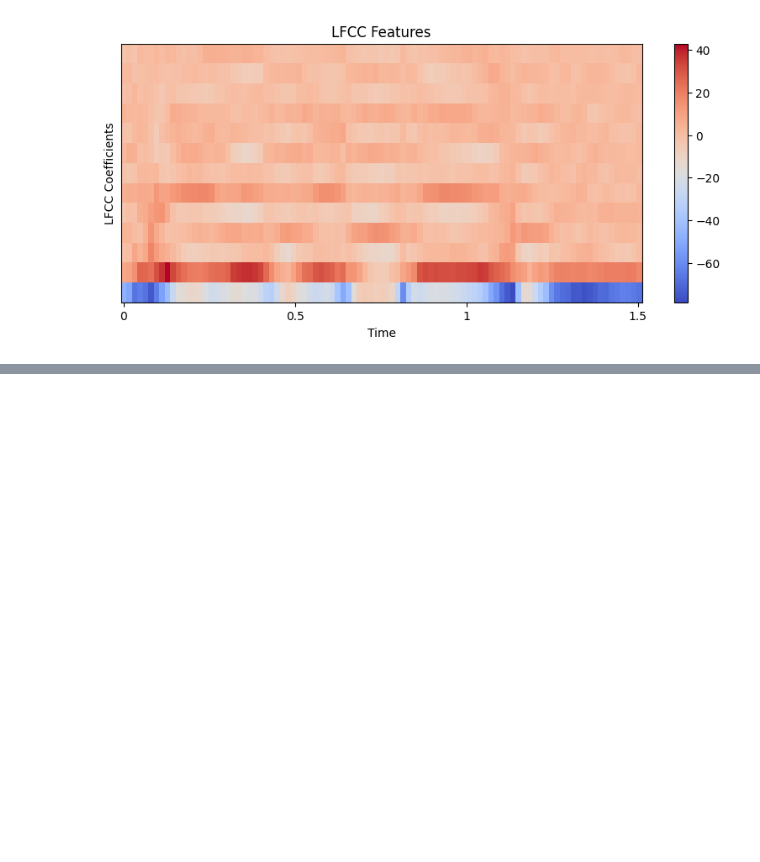
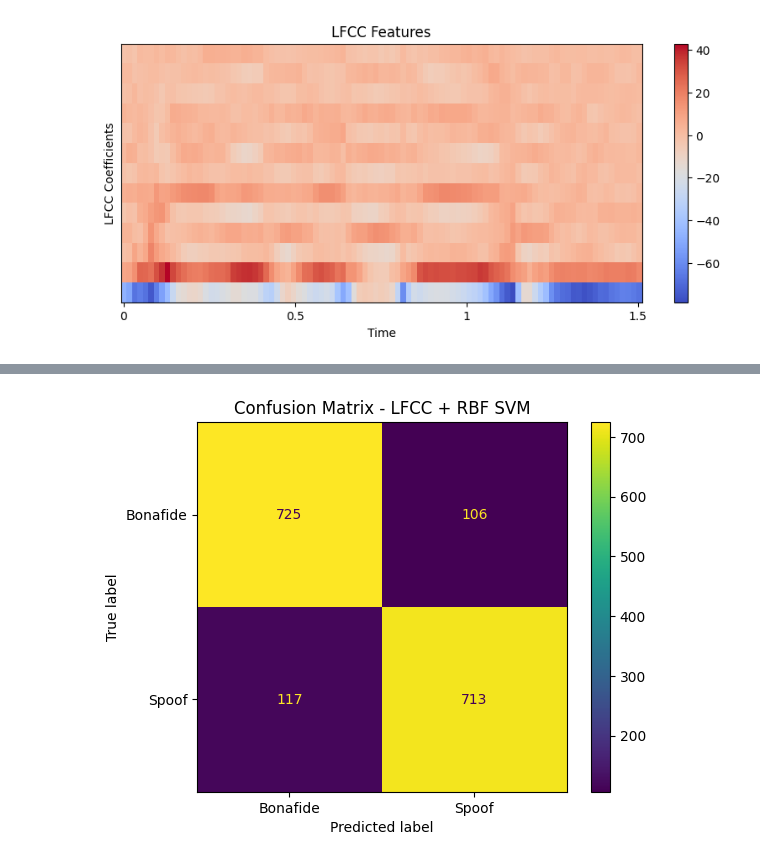
Before and after one commit to WaadZiadeh/Spoken-Project, a Jupyter notebook: Spoken_Project_.ipynb, the cells around one changed output, grey strips where cells are left out. Cells and saved outputs as stored; diff of their text form; code cells hidden in the pictures; blank space fills up the shorter version.

Commit message:
LFCC+ SVM / Waad

```diff
--- a/Spoken_Project_.ipynb
+++ b/Spoken_Project_.ipynb
@@ -524,0 +701,5 @@ plt.show()
+# %%
+X_test, y_test = process_dataset(test)
+
+print("X_test shape:", X_test.shape)
+print("y_test shape:", y_test.shape)
@@ -524,0 +982,13 @@ plt.show()
+# %%
+from sklearn.svm import SVC
+
+best_svm = SVC(
+    kernel="rbf",
+    C=10,
+    gamma=0.1,
+    random_state=42
+)
+
+best_svm.fit(X_train_scaled, y_train)
+
+y_test_pred = best_svm.predict(X_test_scaled)
@@ -524,0 +1032,64 @@ plt.show()
+# %%
+from sklearn.metrics import (
+    confusion_matrix,
+    ConfusionMatrixDisplay,
+    roc_auc_score,
+    roc_curve
+)
+import matplotlib.pyplot as plt
+
+# =========================
+# 1. Confusion Matrix
+# =========================
+
+cm = confusion_matrix(
+    y_test,
+    y_test_pred,
+    labels=["bonafide", "spoof"]
+)
+
+print("Confusion Matrix:")
+print(cm)
+
+disp = ConfusionMatrixDisplay(
+    confusion_matrix=cm,
+    display_labels=["Bonafide", "Spoof"]
+)
+
+disp.plot()
+plt.title("Confusion Matrix - LFCC + RBF SVM")
+plt.show()
+
+
+# =========================
+# 2. ROC-AUC
+# =========================
+
+# Get decision scores
+y_test_score = best_svm.decision_function(X_test_scaled)
+
+# Convert labels to binary:
+# bonafide = 0, spoof = 1
+y_test_binary = (y_test == "spoof").astype(int)
+
+roc_auc = roc_auc_score(
+    y_test_binary,
+    y_test_score
+)
+
+fpr, tpr, thresholds = roc_curve(
+    y_test_binary,
+    y_test_score
+)
+
+print(f"ROC-AUC: {roc_auc:.4f}")
+
+plt.figure()
+plt.plot(fpr, tpr, label=f"LFCC + RBF SVM (AUC = {roc_auc:.4f})")
+plt.plot([0, 1], [0, 1], linestyle="--")
+plt.xlabel("False Positive Rate")
+plt.ylabel("True Positive Rate")
+plt.title("ROC Curve - LFCC + RBF SVM")
+plt.legend()
+plt.show()
+# %% [output]
@@ -524,0 +1099 @@ plt.show()
+[figure, added]
```
Also changed, not shown: parts of 47 cells of this notebook.
